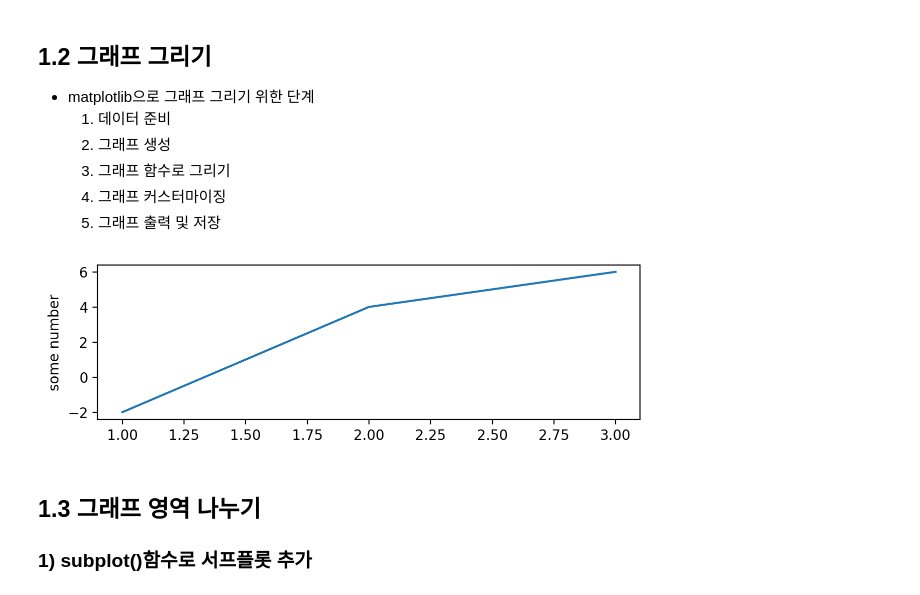
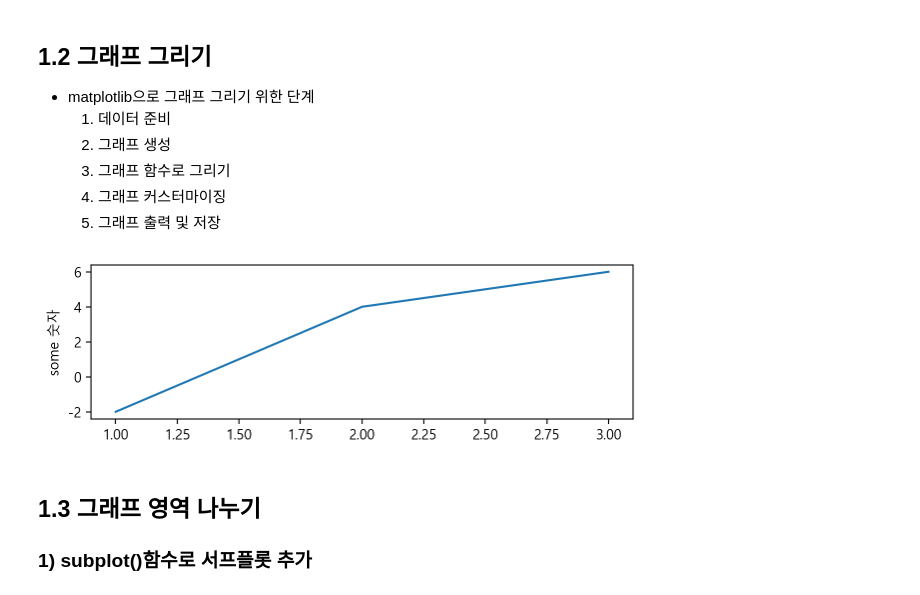
Before and after one commit to jangseulchan/ai_x, a Jupyter notebook: source/01_python/ch12_데이터시각화matplotlib.ipynb, the cells around one changed output. Cells and saved outputs as stored; diff of their text form; code cells hidden in the pictures.

```diff
--- a/source/01_python/ch12_데이터시각화matplotlib.ipynb
+++ b/source/01_python/ch12_데이터시각화matplotlib.ipynb
@@ -34,6 +34,10 @@ import seaborn as sns
 
 %config InlineBackend.figure_format = 'retina'
 # 한글설정
+plt.rc('font', family='Malgun Gothic') # 윈도우즈
+plt.rc('axes', unicode_minus=False) # 축의 - 깨짐 방지
+# plt.rc('font', family='AppleGothic') # Mac
+# plt.rcParams['font.family'] = 'Malgun Gothic'
 
 # worning(경고) 안보이게
 # %% [markdown]
@@ -47,12 +51,12 @@ import seaborn as sns
 # %%
 x = [1,2,3] # 1) 데이터 준비
 y = [-2,4,6]
 plt.figure(figsize=(7,2)) # 2) 그래프 객체 생성
 plt.plot(x,y) # 3) 그래프 함수
-plt.ylabel('some number') # 4) 커스터마이징
+plt.ylabel('some 숫자') # 4) 커스터마이징
 plt.show() # 5) 그래프 화면 출력 cf)plt.savefig('파일명.jpg')
 # %% [output]
-[figure, old version]
+[figure, new version]
 # %% [markdown]
 ## 1.3 그래프 영역 나누기
 ### 1) subplot()함수로 서프플롯 추가
```
Also changed, not shown: parts of 16 cells of this notebook, 3 other files.
